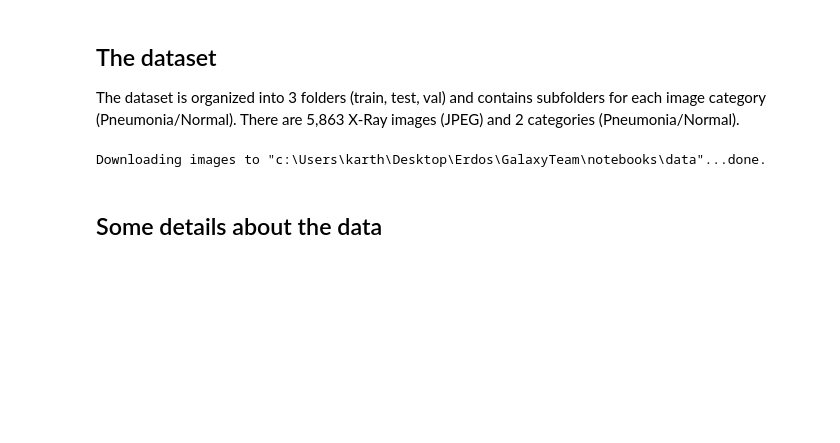
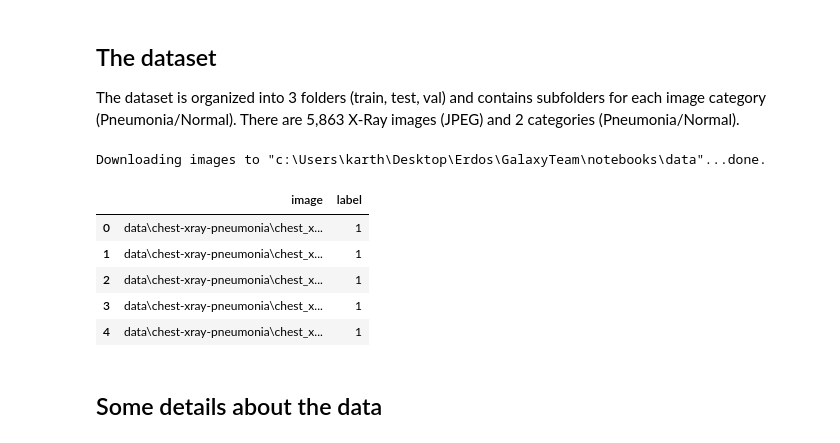
Before and after one commit to adam-broussard/Chandra, a Jupyter notebook: notebooks/0_ExploratoryDataAnalysis.ipynb, the cells around one changed output. Saved outputs shown, nothing was run; the diff lists cells and outputs as text; code cells hidden in the pictures; blank space fills up the shorter version.

```diff
--- a/notebooks/0_ExploratoryDataAnalysis.ipynb
+++ b/notebooks/0_ExploratoryDataAnalysis.ipynb
@@ -38,17 +33,45 @@ with zipfile.ZipFile("data/chest-xray-pneumonia.zip", 'r') as zip_ref:
 # %%
 # Get the path to the normal and pneumonia sub-directories
 
-data_dir = Path("data/chest-xray-pneumonia/chest_xray/")
-trainpath = Path(data_dir / 'train')
-testpath = Path(data_dir / 'test')
-valpath = Path(data_dir / 'val')
+data_dir = Path("data/chest-xray-pneumonia/chest_xray")
+trainpath = data_dir / 'train'
+testpath = data_dir / 'test'
+valpath = data_dir / 'val'
 
 
 normal_cases_dir = trainpath / 'NORMAL'
 pneumonia_cases_dir = trainpath / 'PNEUMONIA'
-
-normal_cases = normal_cases_dir.glob('*.jpeg')
-pneumonia_cases = pneumonia_cases_dir.glob('*.jpeg')
+# %%
+# Get the list of all the images
+normal_cases = normal_cases_dir.glob('*.jpeg')
+pneumonia_cases = pneumonia_cases_dir.glob('*.jpeg')
+
+# An empty list. We will insert the data into this list in (img_path, label) format
+train_data = []
+
+# Go through all the normal cases. The label for these cases will be 0
+for img in normal_cases:
+    train_data.append((img,0))
+
+# Go through all the pneumonia cases. The label for these cases will be 1
+for img in pneumonia_cases:
+    train_data.append((img, 1))
+
+# Get a pandas dataframe from the data we have in our list
+train_data = pd.DataFrame(train_data, columns=['image', 'label'],index=None)
+
+# Shuffle the data
+train_data = train_data.sample(frac=1.).reset_index(drop=True)
+
+# How the dataframe looks like?
+train_data.head()
+# %% [output]
+|  | image | label |
+| 0 | data\chest-xray-pneumonia\chest_x... | 1 |
+| 1 | data\chest-xray-pneumonia\chest_x... | 1 |
+| 2 | data\chest-xray-pneumonia\chest_x... | 1 |
+| 3 | data\chest-xray-pneumonia\chest_x... | 1 |
+| 4 | data\chest-xray-pneumonia\chest_x... | 1 |
 # %% [markdown]
 ## Some details about the data
 # %%
```
Also changed, not shown: parts of 9 cells of this notebook, 2 other files.
